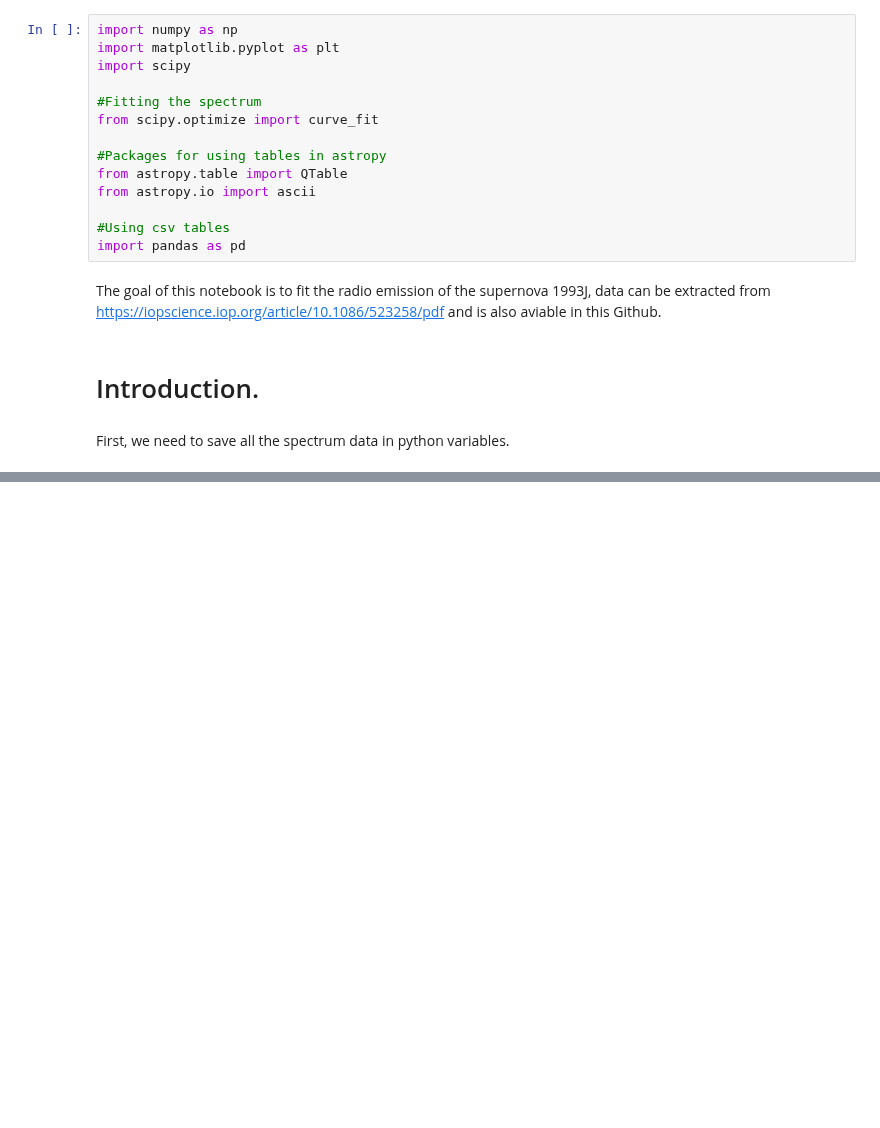
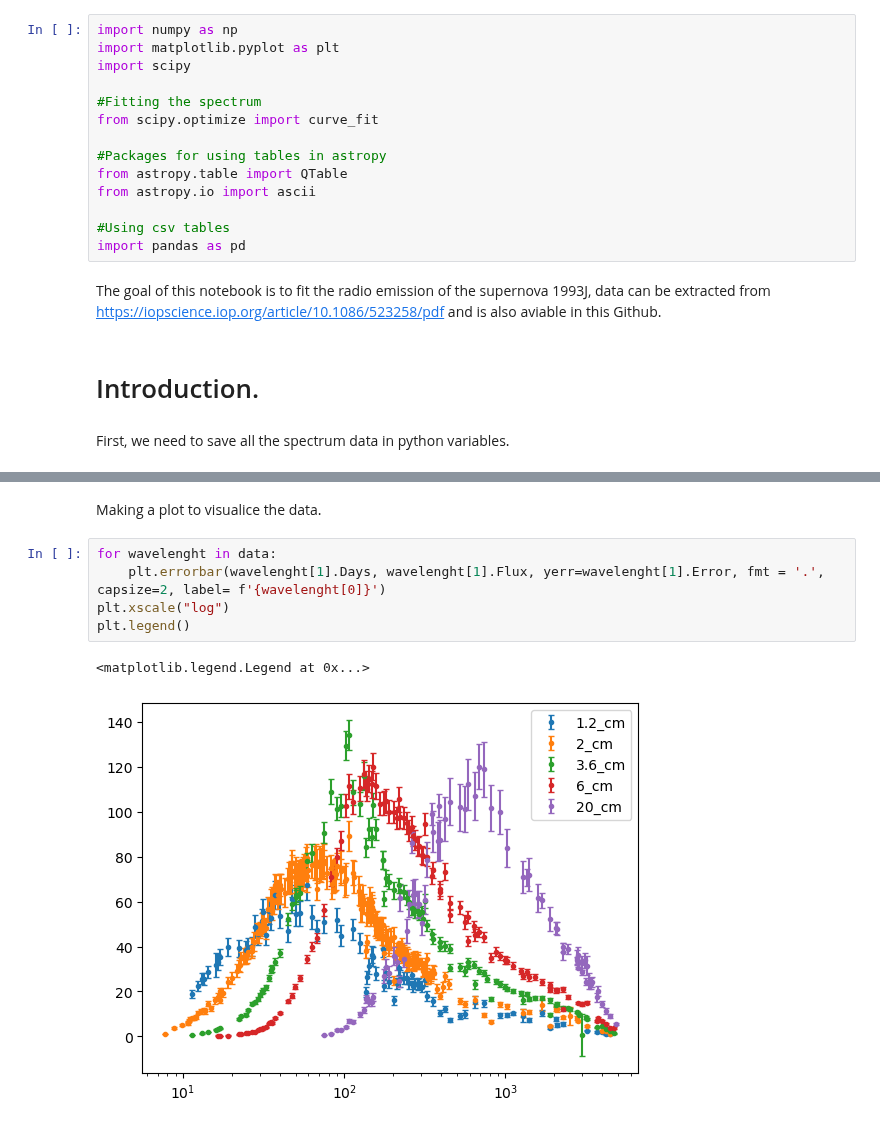
Before and after one commit to Camachoadri/JAEICU2024, a Jupyter notebook: Supernova SN1993J/SN1993J_Synchrotron.ipynb, the cells around one changed output, grey strips where cells are left out. Saved outputs shown, nothing was run; the diff lists cells and outputs as text; blank space fills up the shorter version.

```diff
--- a/Supernova SN1993J/SN1993J_Synchrotron.ipynb
+++ b/Supernova SN1993J/SN1993J_Synchrotron.ipynb
@@ -42,0 +64,10 @@ data_1
+# %% [markdown]
+Making a plot to visualice the data.
+# %%
+for wavelenght in data:
+    plt.errorbar(wavelenght[1].Days, wavelenght[1].Flux, yerr=wavelenght[1].Error, fmt = '.', capsize=2, label= f'{wavelenght[0]}')
+plt.xscale("log")
+plt.legend()
+# %% [output]
+<matplotlib.legend.Legend at 0x...>
+[figure, added]
```
Also changed, not shown: parts of 1 cell of this notebook, 2 other files.
